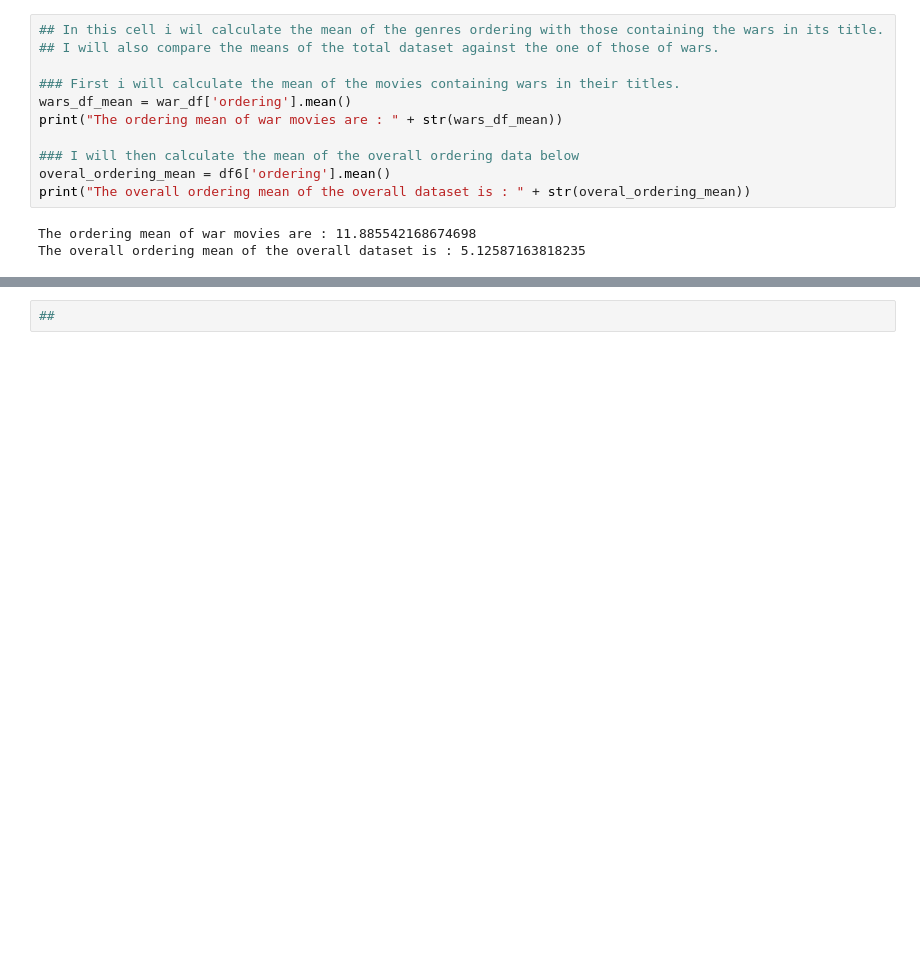
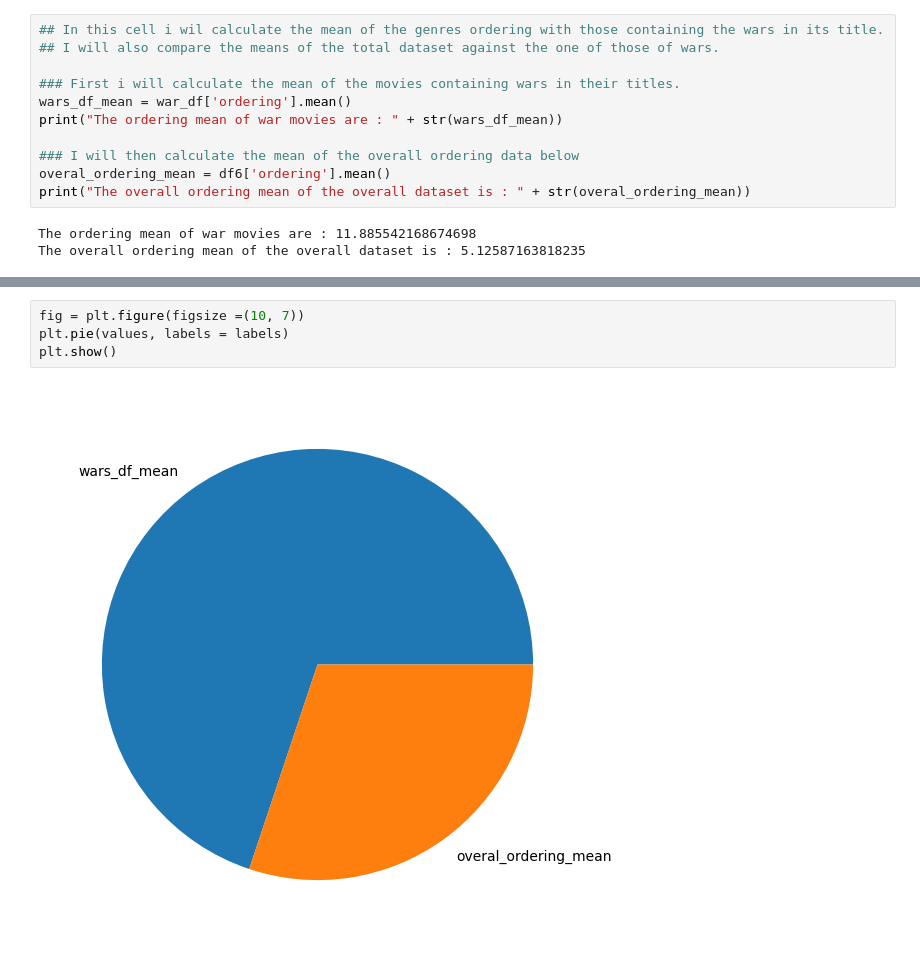
Before and after one commit to Cheruiyot890/Phase_1_Project, a Jupyter notebook: student.ipynb, the cells around one changed output, grey strips where cells are left out. Cells and saved outputs as stored; diff of their text form; blank space fills up the shorter version.

```diff
--- a/student.ipynb
+++ b/student.ipynb
@@ -262,2 +258,6 @@ plt.show()
-# %%
-##
+# %%
+fig = plt.figure(figsize =(10, 7))
+plt.pie(values, labels = labels)
+plt.show()
+# %% [output]
+[figure, added]
```
Also changed, not shown: parts of 25 cells of this notebook.
